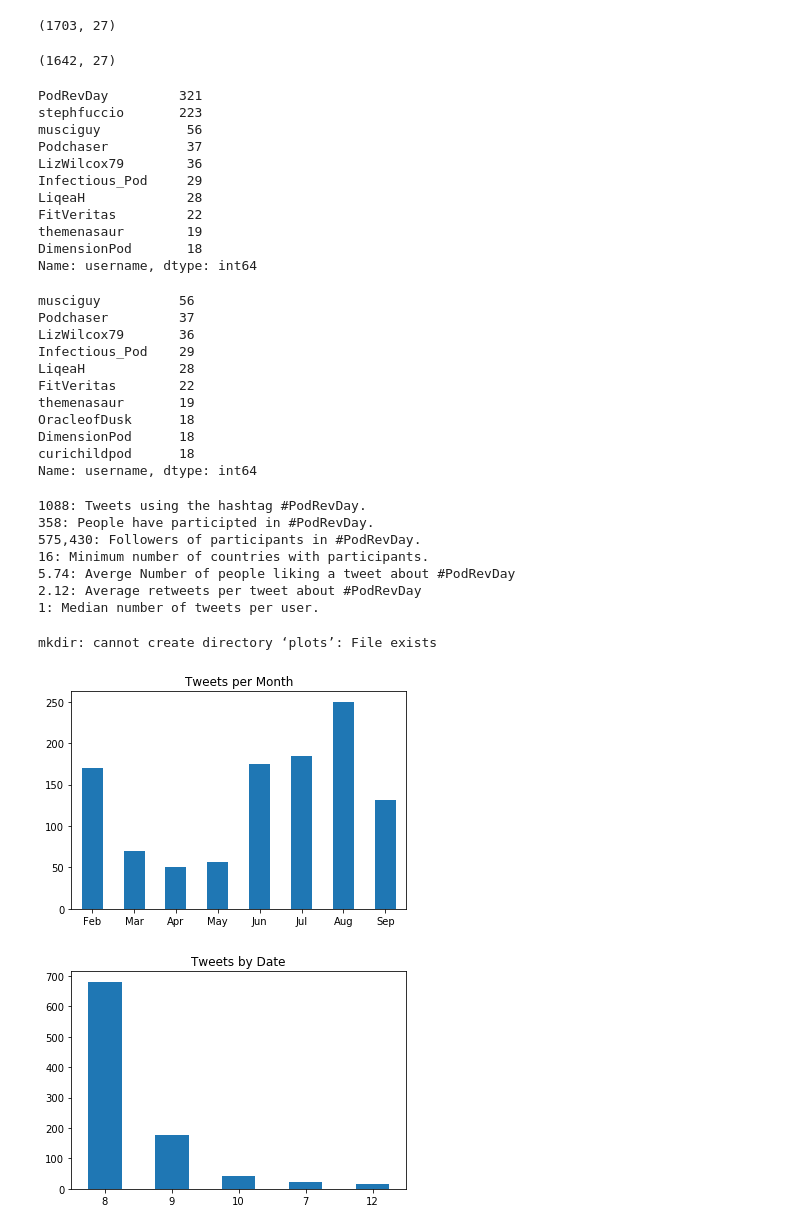
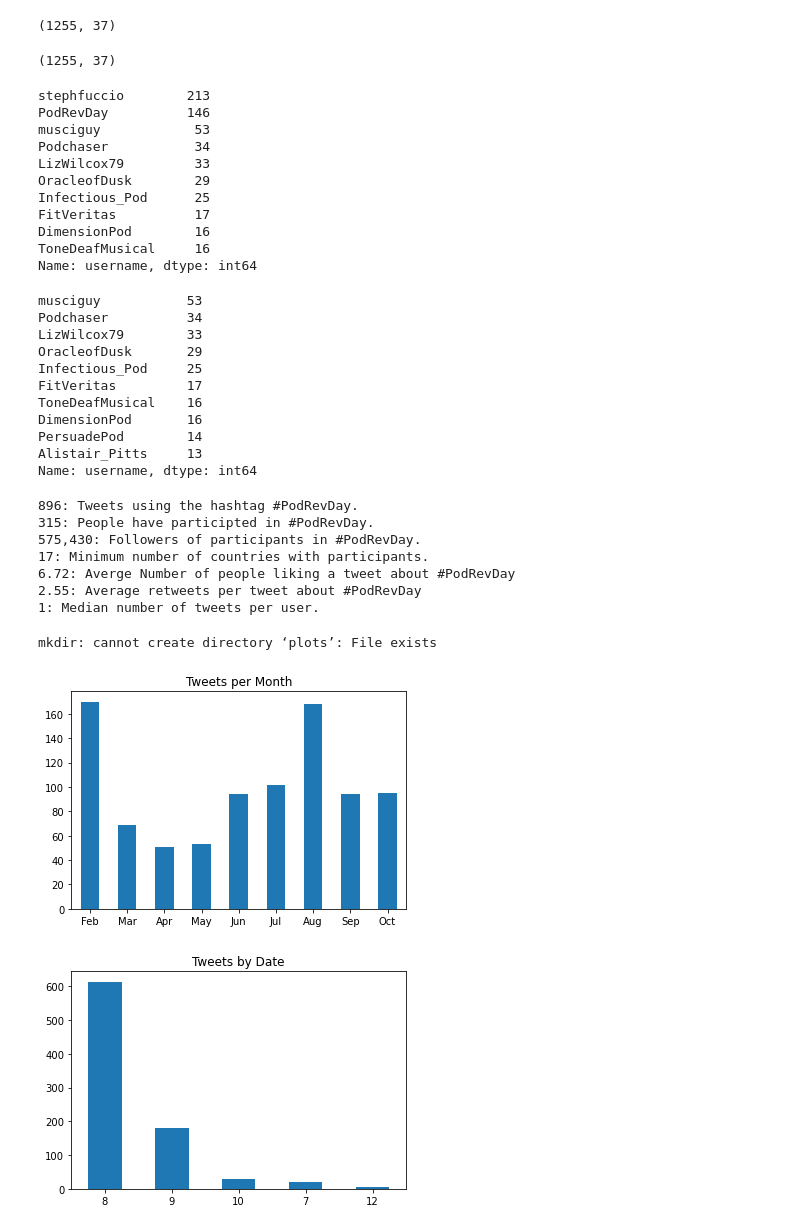
Before and after one commit to educatorsRlearners/podrevday, a Jupyter notebook: analysis.ipynb, the cells around one changed output. Drawn from its saved outputs; the diff is of its cells as text; code cells hidden in the pictures.

```diff
--- a/analysis.ipynb
+++ b/analysis.ipynb
@@ -4,7 +4,7 @@ import numpy as np
 import matplotlib.pyplot as plt
 import bar_chart_race as bcr
 # %%
-df_full = pd.read_csv('data/tweets_users_september.csv', parse_dates=['date'])
+df_full = pd.read_csv('data/tweets_users_october.csv', parse_dates=['date'])
 df_user = pd.read_csv('data/user_data.csv')
 # %%
 df_full['month'] = df_full['date'].dt.month
@@ -22,44 +32,44 @@ df_full.head()
 # %%
 df_full.shape
 # %% [output]
-(1703, 27)
+(1255, 37)
 # %%
 df_full = df_full.drop_duplicates()
 # %%
 df_full.shape
 # %% [output]
-(1642, 27)
+(1255, 37)
 # %%
 df_full.username.value_counts()[:10]
 # %% [output]
-PodRevDay         321
-stephfuccio       223
-musciguy           56
-Podchaser          37
-LizWilcox79        36
-Infectious_Pod     29
-LiqeaH             28
-FitVeritas         22
-themenasaur        19
-DimensionPod       18
+stephfuccio        213
+PodRevDay          146
+musciguy            53
+Podchaser           34
+LizWilcox79         33
+OracleofDusk        29
+Infectious_Pod      25
+FitVeritas          17
+DimensionPod        16
+ToneDeafMusical     16
 Name: username, dtype: int64
 # %%
-screen = ['PodRevDay', 'stephfuccio', 'FarandWidecom']
+screen = ['PodRevDay', 'stephfuccio']
 
 df_full = df_full[~df_full.username.isin(screen)]
 # %%
 df_full.username.value_counts()[:10]
 # %% [output]
-musciguy          56
-Podchaser         37
-LizWilcox79       36
-Infectious_Pod    29
-LiqeaH            28
-FitVeritas        22
-themenasaur       19
-OracleofDusk      18
-DimensionPod      18
-curichildpod      18
+musciguy           53
+Podchaser          34
+LizWilcox79        33
+OracleofDusk       29
+Infectious_Pod     25
+FitVeritas         17
+ToneDeafMusical    16
+DimensionPod       16
+PersuadePod        14
+Alistair_Pitts     13
 Name: username, dtype: int64
 # %%
 tweet_table = df_full.groupby('username').size().reset_index(name="tweets")
@@ -68,8 +78,8 @@ unique_users = df_full["username"].nunique()
 sum_followers = sum(df_user.followers)
 unique_countries = df_full.country.nunique()
 median_tweet = np.median(tweet_table.tweets)
-avg_retweats = np.mean(df_full.retweets)
-avg_favorite = np.mean(df_full.favorites)
+avg_retweats = np.mean(df_full.retweetCount)
+avg_favorite = np.mean(df_full.likeCount)
 print(f"{tweets_total}: Tweets using the hashtag #PodRevDay.")
 print(f"{unique_users}: People have participted in #PodRevDay.")
 print(f"{sum_followers:,d}: Followers of participants in #PodRevDay.")
@@ -78,12 +88,12 @@ print(f"{avg_favorite:.2f}: Averge Number of people liking a tweet about #PodRev
 print(f"{avg_retweats:.2f}: Average retweets per tweet about #PodRevDay")
 print(f"{median_tweet:.0f}: Median number of tweets per user.")
 # %% [output]
-1088: Tweets using the hashtag #PodRevDay.
-358: People have participted in #PodRevDay.
+896: Tweets using the hashtag #PodRevDay.
+315: People have participted in #PodRevDay.
 575,430: Followers of participants in #PodRevDay.
-16: Minimum number of countries with participants.
-5.74: Averge Number of people liking a tweet about #PodRevDay
-2.12: Average retweets per tweet about #PodRevDay
+17: Minimum number of countries with participants.
+6.72: Averge Number of people liking a tweet about #PodRevDay
+2.55: Average retweets per tweet about #PodRevDay
 1: Median number of tweets per user.
 # %%
 !mkdir plots
@@ -92,19 +102,19 @@ mkdir: cannot create directory ‘plots’: File exists
 # %%
 tweets_per_month = df_full.groupby('month').count().sort_values('month', ascending=True).reset_index()
 
-months = ('Feb', "Mar", "Apr", 'May', "Jun", "Jul", 'Aug', "Sep")
-positions = (0, 1, 2, 3, 4, 5, 6, 7)
+months = ('Feb', "Mar", "Apr", 'May', "Jun", "Jul", 'Aug', "Sep", "Oct")
+positions = (0, 1, 2, 3, 4, 5, 6, 7, 8)
 
 ax = tweets_per_month.plot.bar(x='month',
                           y='date',
                           title="Tweets per Month",
                           legend=None)
 plt.xticks(positions, months, rotation='horizontal');
 plt.xlabel("");
 
 ax.figure.savefig('plots/tweets_per_month.png');
 # %% [output]
-[figure, old version]
+[figure, new version]
 # %%
 tweets_per_day = df_full.groupby('day').count().sort_values('month', ascending=False).reset_index()
 ax2=tweets_per_day.head(5).plot.bar(x='day',
@@ -115,5 +125,5 @@ plt.xticks(rotation='horizontal')
 plt.xlabel("");
 ax2.figure.savefig('plots/tweets_by_date.png')
 # %% [output]
-[figure, old version]
+[figure, new version]
 # %%
```
Also changed, not shown: parts of 5 cells of this notebook, 9 other files.
